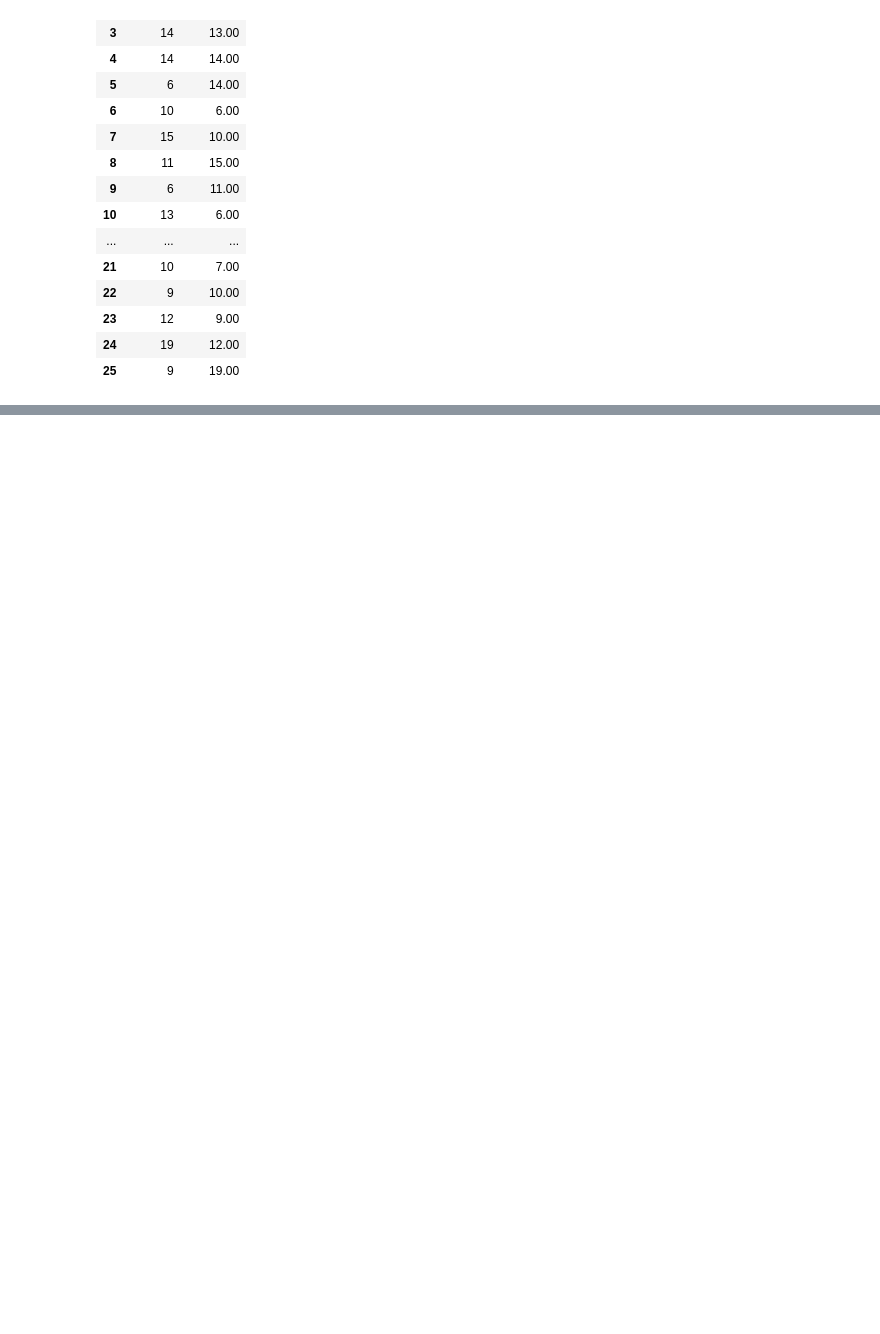
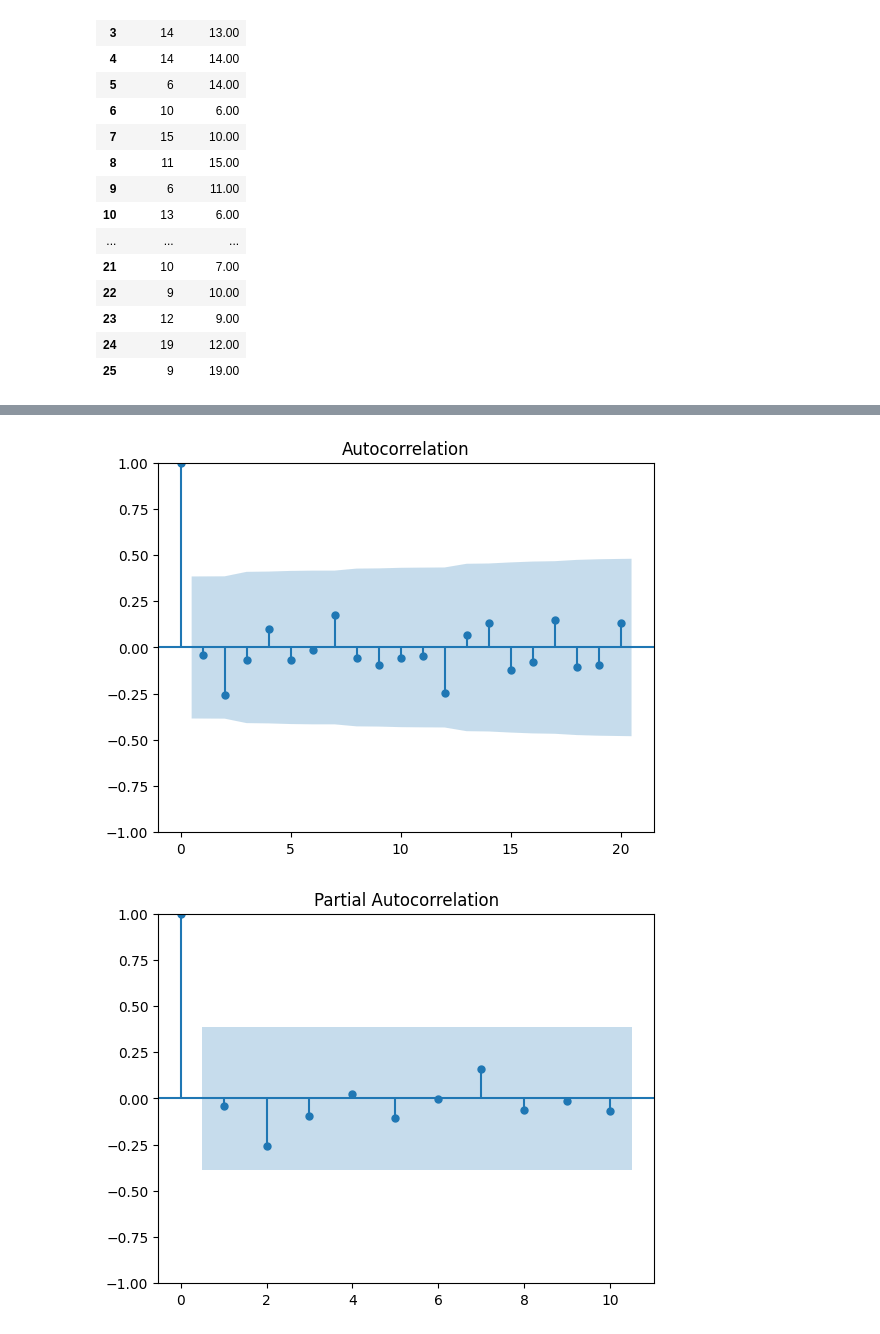
Before and after one commit to Vishal80990/Employee_Attrition_repo, a Jupyter notebook: Untitled1.ipynb, the cells around one changed output, grey strips where cells are left out. Saved outputs shown, nothing was run; the diff lists cells and outputs as text; code cells hidden in the pictures; blank space fills up the shorter version.

```diff
--- a/Untitled1.ipynb
+++ b/Untitled1.ipynb
@@ -186,0 +312,8 @@ final_dataset[['CHURN', 'mavg_12']][1:]
+# %%
+from statsmodels.graphics.tsaplots import plot_acf , plot_pacf
+
+acf_plot = plot_acf(final_dataset.CHURN, lags =20)
+pacf_plot = plot_pacf(final_dataset.CHURN , lags =10)
+# %% [output]
+[figure, added]
+[figure, added]
```
Also changed, not shown: parts of 9 cells of this notebook.
